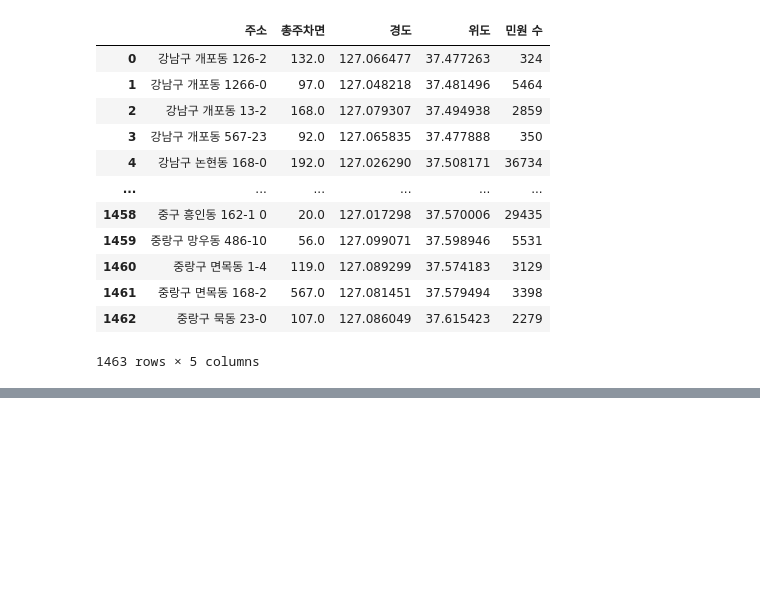
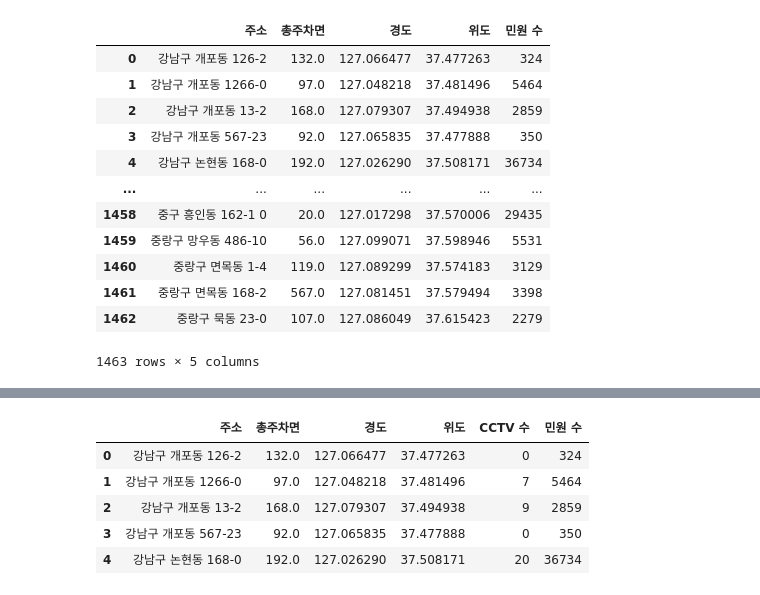
Before and after one commit to vxlmlxv/20251R0136COSE47101, a Jupyter notebook: grouping.ipynb, the cells around one changed output, grey strips where cells are left out. Saved outputs shown, nothing was run; the diff lists cells and outputs as text; code cells hidden in the pictures; blank space fills up the shorter version.

```diff
--- a/grouping.ipynb
+++ b/grouping.ipynb
@@ -158,0 +208,11 @@ df.to_csv('parks_complaints.csv', index=False)
+# %%
+# append the '민원 수' column from df to parks_cctv
+parks_cctv['민원 수'] = df['민원 수']
+parks_cctv.head()
+# %% [output]
+|  | 주소 | 총주차면 | 경도 | 위도 | CCTV 수 | 민원 수 |
+| 0 | 강남구 개포동 126-2 | 132.0 | 127.066477 | 37.477263 | 0 | 324 |
+| 1 | 강남구 개포동 1266-0 | 97.0 | 127.048218 | 37.481496 | 7 | 5464 |
+| 2 | 강남구 개포동 13-2 | 168.0 | 127.079307 | 37.494938 | 9 | 2859 |
+| 3 | 강남구 개포동 567-23 | 92.0 | 127.065835 | 37.477888 | 0 | 350 |
+| 4 | 강남구 논현동 168-0 | 192.0 | 127.026290 | 37.508171 | 20 | 36734 |
```
Also changed, not shown: parts of 6 cells of this notebook, 2 other files.
